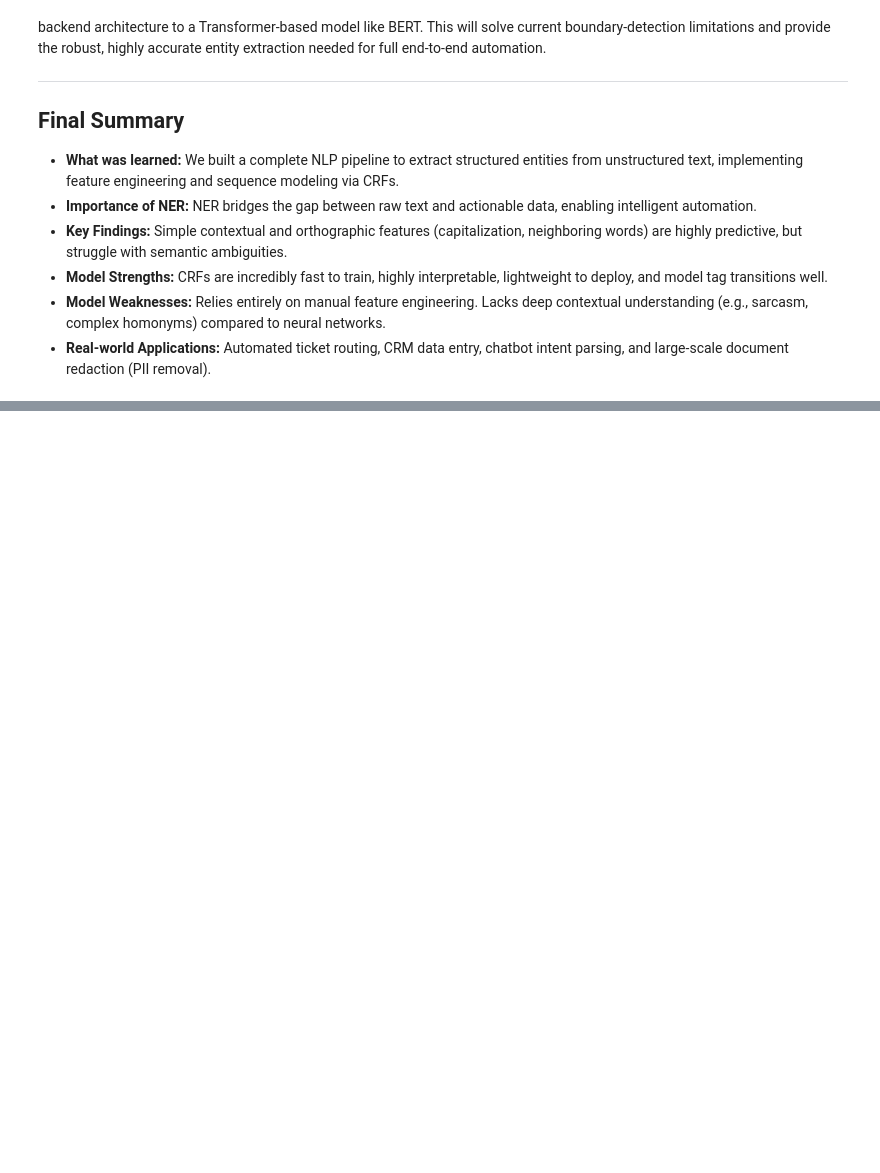
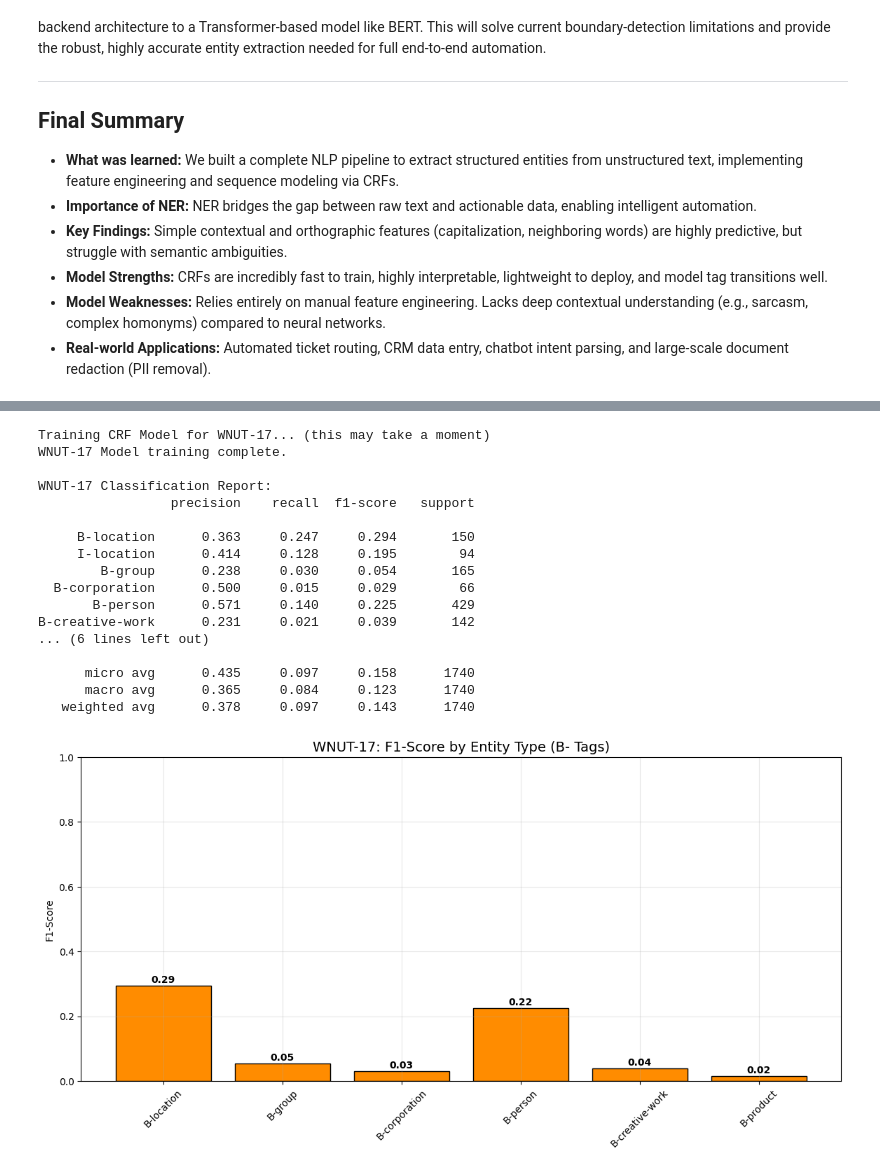
Before and after one commit to AshutoshDhungana/Fusemachine_AiFellowship, a Jupyter notebook: Wk12_NaturalLanguageProcessing/Assignment3_NER_CustomerSupport.ipynb, the cells around one changed output, grey strips where cells are left out. Saved outputs shown, nothing was run; the diff lists cells and outputs as text; code cells hidden in the pictures; blank space fills up the shorter version.

```diff
--- a/Wk12_NaturalLanguageProcessing/Assignment3_NER_CustomerSupport.ipynb
+++ b/Wk12_NaturalLanguageProcessing/Assignment3_NER_CustomerSupport.ipynb
@@ -542,0 +716,63 @@ However, because the current CRF model struggles occasionally with complex organ
+# %%
+# Train the CRF Model for WNUT-17
+print("Training CRF Model for WNUT-17... (this may take a moment)")
+
+crf_wnut = sklearn_crfsuite.CRF(
+    algorithm='lbfgs',
+    c1=0.1,
+    c2=0.1,
+    max_iterations=100,
+    all_possible_transitions=True
+)
+
+crf_wnut.fit(X_train_wnut, y_train_wnut)
+print("WNUT-17 Model training complete.")
+
+# 2. Evaluate on the WNUT-17 test set
+y_pred_wnut = crf_wnut.predict(X_test_wnut)
+
+# Filter labels for evaluation (exclude 'O')
+wnut_eval_labels = [l for l in crf_wnut.classes_ if l != 'O']
+
+print("\nWNUT-17 Classification Report:")
+print(metrics.flat_classification_report(
+    y_test_wnut, y_pred_wnut, labels=wnut_eval_labels, digits=3
+))
+
+# 3. Visualizing Entity-wise Performance
+report_wnut_dict = metrics.flat_classification_report(
+    y_test_wnut, y_pred_wnut, labels=wnut_eval_labels, output_dict=True
+)
+
+# Plotting B- tags for clarity
+wnut_b_labels = [l for l in wnut_eval_labels if l.startswith('B-')]
+f1_scores_wnut = [report_wnut_dict[l]['f1-score'] for l in wnut_b_labels]
+
+plt.figure(figsize=(14, 6))
+plt.bar(wnut_b_labels, f1_scores_wnut, color='darkorange', edgecolor='black')
+plt.title("WNUT-17: F1-Score by Entity Type (B- Tags)", fontsize=14)
+plt.ylabel("F1-Score")
+plt.xticks(rotation=45)
+for i, v in enumerate(f1_scores_wnut):
+    plt.text(i, v + 0.01, f"{v:.2f}", ha='center', fontweight='bold')
+plt.ylim(0, 1.0)
+plt.show()
+# %% [output]
+Training CRF Model for WNUT-17... (this may take a moment)
+WNUT-17 Model training complete.
+
+WNUT-17 Classification Report:
+                 precision    recall  f1-score   support
+
+     B-location      0.363     0.247     0.294       150
+     I-location      0.414     0.128     0.195        94
+        B-group      0.238     0.030     0.054       165
+  B-corporation      0.500     0.015     0.029        66
+       B-person      0.571     0.140     0.225       429
+B-creative-work      0.231     0.021     0.039       142
+... (6 lines left out)
+
+      micro avg      0.435     0.097     0.158      1740
+      macro avg      0.365     0.084     0.123      1740
+   weighted avg      0.378     0.097     0.143      1740
+[figure, added]
```
Also changed, not shown: parts of 13 cells of this notebook.
